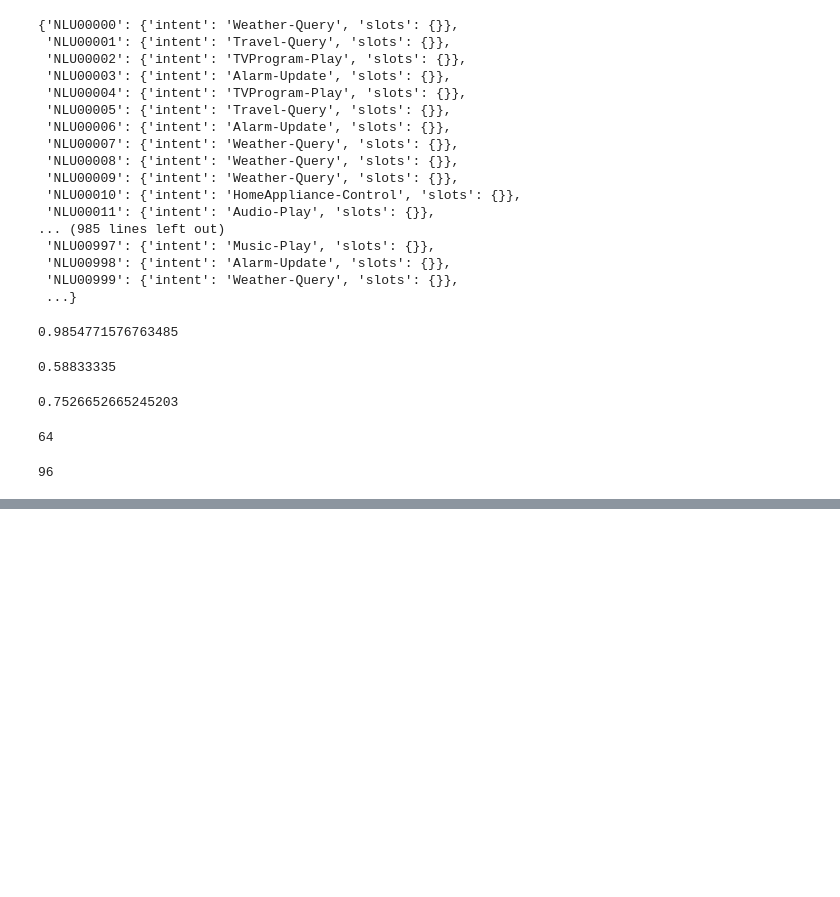
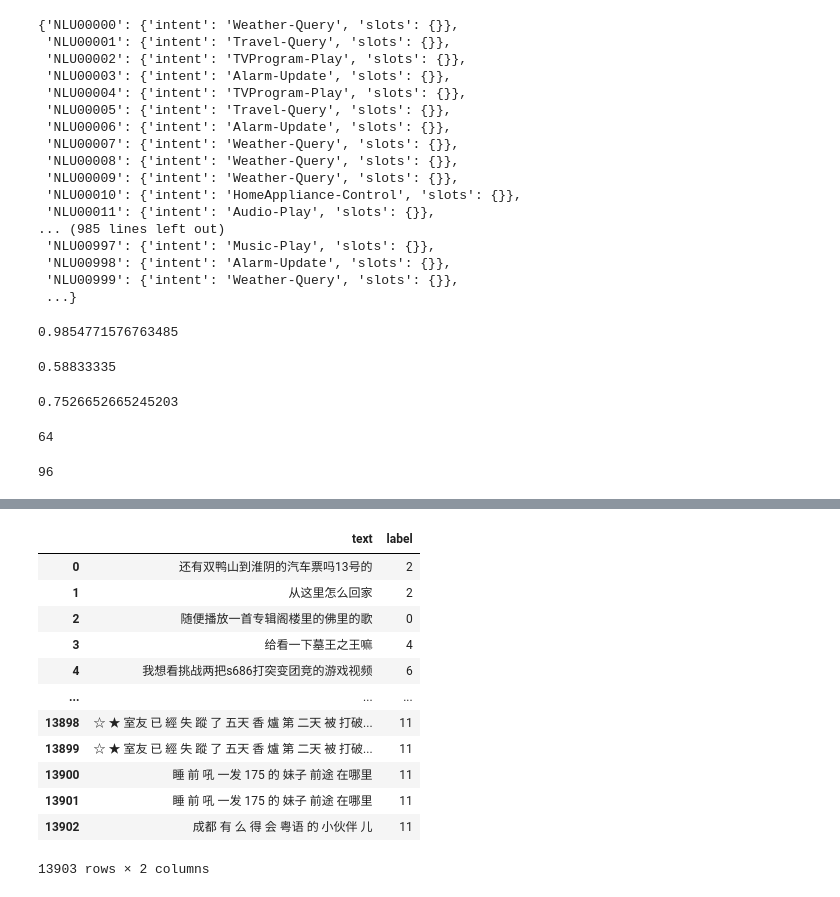
Before and after one commit to EeyoreLee/EarleeNLP, a Jupyter notebook: notebook/ood.ipynb, the cells around one changed output, grey strips where cells are left out. Cells and saved outputs as stored; diff of their text form; code cells hidden in the pictures; blank space fills up the shorter version.

```diff
--- a/notebook/ood.ipynb
+++ b/notebook/ood.ipynb
@@ -108,0 +158,17 @@ with open('output_0.json', 'w') as f:
+# %%
+df_origin = pd.read_pickle('/root/EarleeNLP/data/datafountain/balance_ood_2703_other.pkl')
+df_origin
+# %% [output]
+|  | text | label |
+| 0 | 还有双鸭山到淮阴的汽车票吗13号的 | 2 |
+| 1 | 从这里怎么回家 | 2 |
+| 2 | 随便播放一首专辑阁楼里的佛里的歌 | 0 |
+| 3 | 给看一下墓王之王嘛 | 4 |
+| 4 | 我想看挑战两把s686打突变团竞的游戏视频 | 6 |
+| ... | ... | ... |
+| 13898 | ☆ ★ 室友 已 經 失 蹤 了 五天 香 爐 第 二天 被 打破... | 11 |
+| 13899 | ☆ ★ 室友 已 經 失 蹤 了 五天 香 爐 第 二天 被 打破... | 11 |
+| 13900 | 睡 前 吼 一发 175 的 妹子 前途 在哪里 | 11 |
+| 13901 | 睡 前 吼 一发 175 的 妹子 前途 在哪里 | 11 |
+| 13902 | 成都 有 么 得 会 粤语 的 小伙伴 儿 | 11 |
+13903 rows × 2 columns
```
Also changed, not shown: parts of 16 cells of this notebook, 5 other files.
